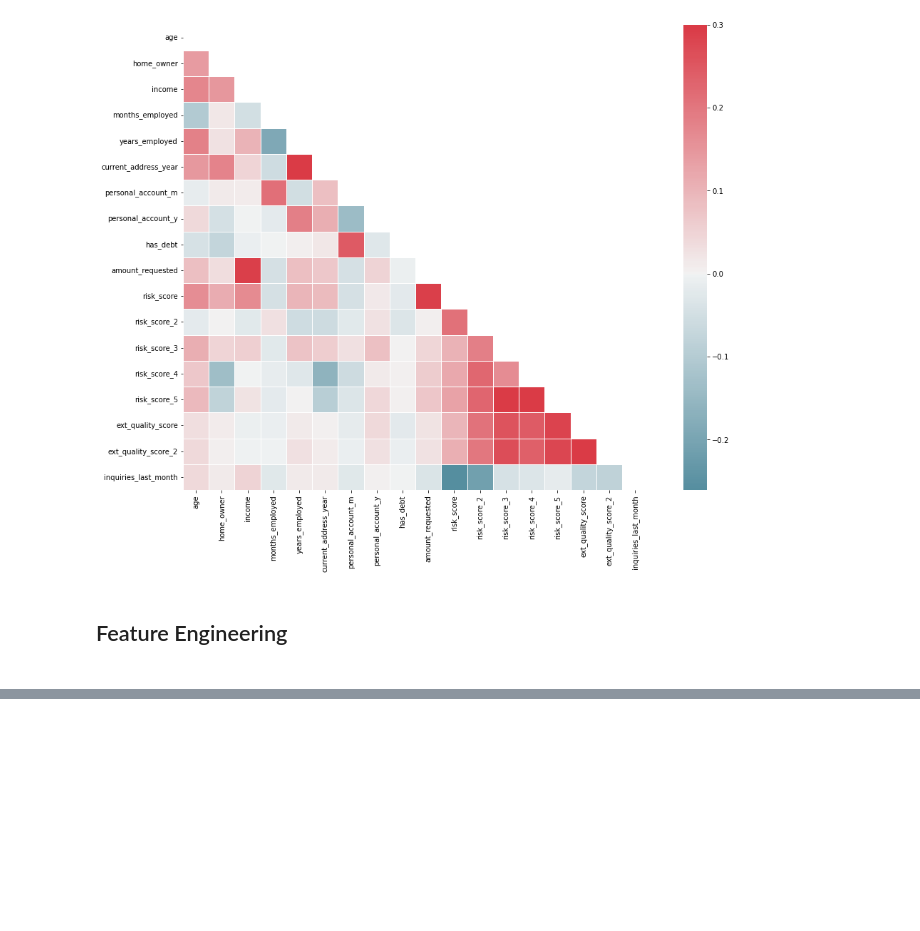
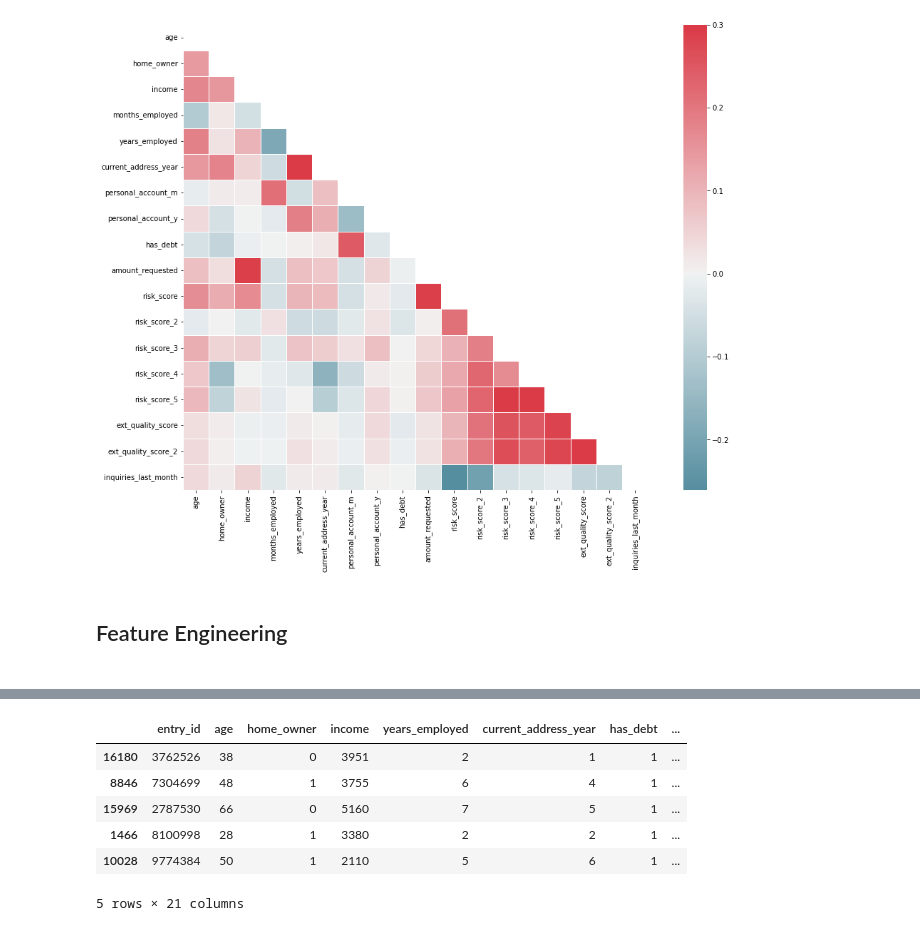
Before and after one commit to ranushw/MachineLearning, a Jupyter notebook: Capstone_Project/test.ipynb, the cells around one changed output, grey strips where cells are left out. Drawn from its saved outputs; the diff is of its cells as text; code cells hidden in the pictures; blank space fills up the shorter version.

```diff
--- a/Capstone_Project/test.ipynb
+++ b/Capstone_Project/test.ipynb
@@ -133,0 +144,3 @@ dataset_feature.sample(5)
+# %%
+dataset_feature = pd.get_dummies(dataset_feature)
+dataset_feature.columns
@@ -133,0 +156,12 @@ dataset_feature.sample(5)
+# %%
+#dropping pay_schedule_monthly to avoid multi-colinearity (monthly pay column has the less occurances)
+dataset_feature = dataset_feature.drop(columns = ['pay_schedule_monthly'])
+dataset_feature.sample(5)
+# %% [output]
+|  | entry_id | age | home_owner | income | years_employed | current_address_year | has_debt | ... |
+| 16180 | 3762526 | 38 | 0 | 3951 | 2 | 1 | 1 | ... |
+| 8846 | 7304699 | 48 | 1 | 3755 | 6 | 4 | 1 | ... |
+| 15969 | 2787530 | 66 | 0 | 5160 | 7 | 5 | 1 | ... |
+| 1466 | 8100998 | 28 | 1 | 3380 | 2 | 2 | 1 | ... |
+| 10028 | 9774384 | 50 | 1 | 2110 | 5 | 6 | 1 | ... |
+5 rows × 21 columns
```
Also changed, not shown: parts of 41 cells of this notebook.
